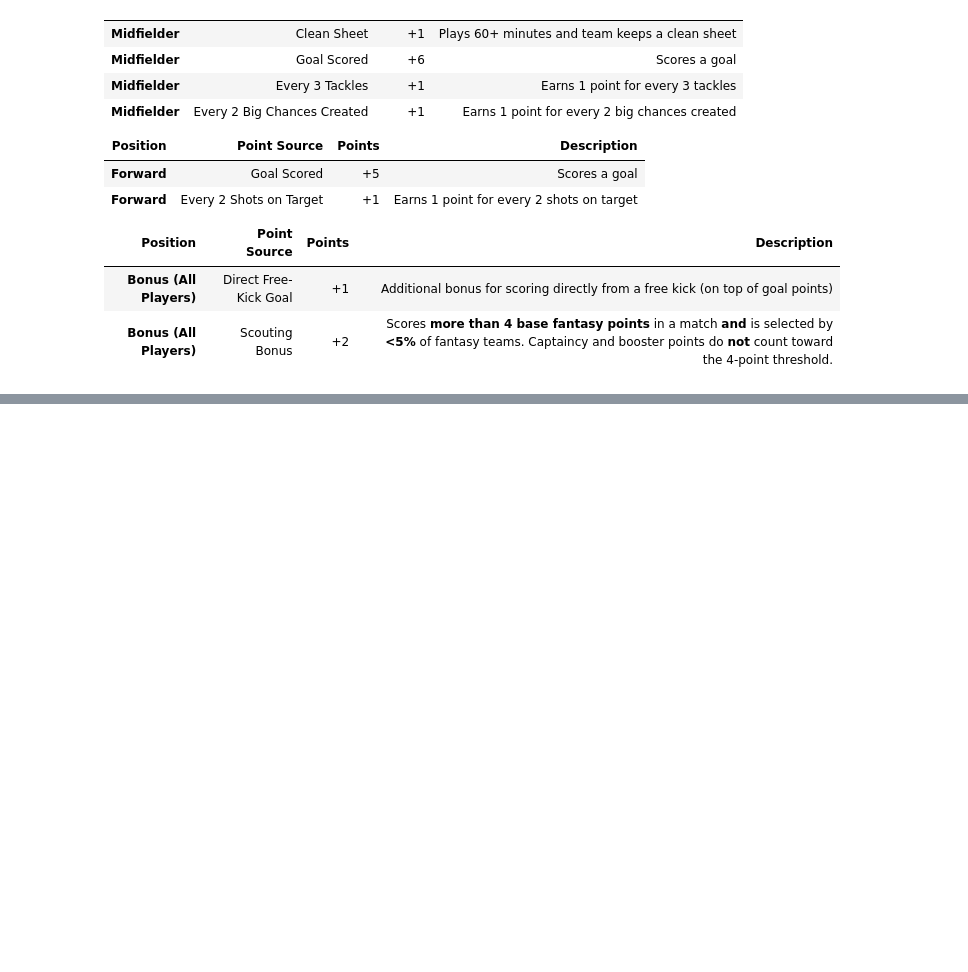
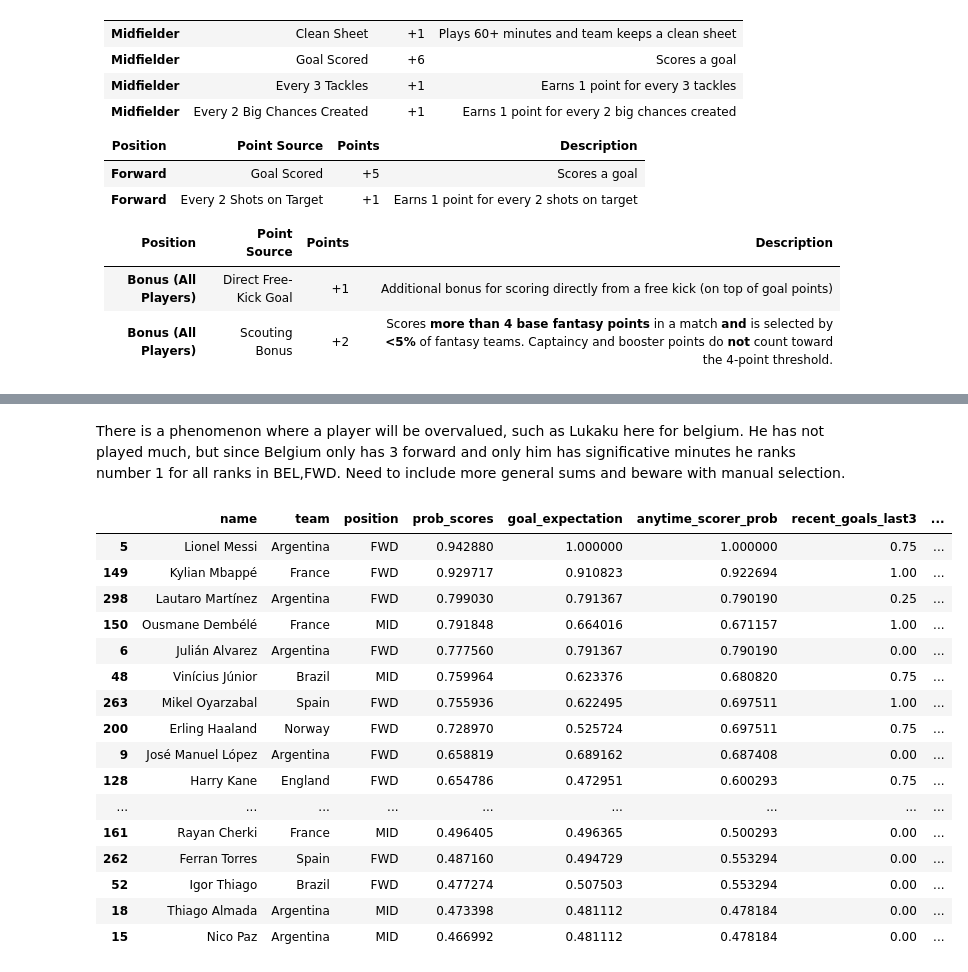
Before and after one commit to pedrosalgado22/Fantasy2026, a Jupyter notebook: algorithm.ipynb, the cells around one changed output, grey strips where cells are left out. Drawn from its saved outputs; the diff is of its cells as text; code cells hidden in the pictures; blank space fills up the shorter version.

```diff
--- a/algorithm.ipynb
+++ b/algorithm.ipynb
@@ -48,0 +387,52 @@ positive predictors for minutes played : if status == "playing" - price ( higher
+# %% [markdown]
+There is a phenomenon where a player will be overvalued, such as Lukaku here for belgium. He has not played much, but since Belgium only has 3 forward and only him has significative minutes he ranks number 1 for all ranks in BEL,FWD. Need to include more general sums and beware with manual selection.
+# %%
+# probability of scoring
+
+raw_goal = (
+    0.65 * df["anytime_scorer_prob"]
+  + 0.05 * df["recent_goals_last3"]   # Almost exclusively relying on Betano's model which will be 1 million times better than a manually selected regressor
+  + 0.15 * df["team_score_2_prob"]
+  + 0.02 * df["shots_on_target_per90"]
+  + 0.05 * df["stat_GS"]
+  + 0.03 * df["stat_ST"]
+  + 0.05 * df["price"]
+)
+
+df["prob_scores"] = sigmoid((raw_goal - 0.5) * 6)
+# %%
+cols = [
+    "name",
+    "team",
+    "position",
+    "prob_scores",
+    "goal_expectation",
+    "anytime_scorer_prob",
+    "recent_goals_last3",
+    "recent_sot_per90",
+    "goal_rate",
+    "shots_on_target_per90",
+    "stat_GS",
+    "stat_ST",
+    "price_rank_team_position",
+]
+
+df[cols].sort_values("prob_scores", ascending=False).head(30)
+# %% [output]
+|  | name | team | position | prob_scores | goal_expectation | anytime_scorer_prob | recent_goals_last3 | ... |
+| 5 | Lionel Messi | Argentina | FWD | 0.942880 | 1.000000 | 1.000000 | 0.75 | ... |
+| 149 | Kylian Mbappé | France | FWD | 0.929717 | 0.910823 | 0.922694 | 1.00 | ... |
+| 298 | Lautaro Martínez | Argentina | FWD | 0.799030 | 0.791367 | 0.790190 | 0.25 | ... |
+| 150 | Ousmane Dembélé | France | MID | 0.791848 | 0.664016 | 0.671157 | 1.00 | ... |
+| 6 | Julián Alvarez | Argentina | FWD | 0.777560 | 0.791367 | 0.790190 | 0.00 | ... |
+| 48 | Vinícius Júnior | Brazil | MID | 0.759964 | 0.623376 | 0.680820 | 0.75 | ... |
+| 263 | Mikel Oyarzabal | Spain | FWD | 0.755936 | 0.622495 | 0.697511 | 1.00 | ... |
+| 200 | Erling Haaland | Norway | FWD | 0.728970 | 0.525724 | 0.697511 | 0.75 | ... |
+| 9 | José Manuel López | Argentina | FWD | 0.658819 | 0.689162 | 0.687408 | 0.00 | ... |
+| 128 | Harry Kane | England | FWD | 0.654786 | 0.472951 | 0.600293 | 0.75 | ... |
+| ... | ... | ... | ... | ... | ... | ... | ... | ... |
+| 161 | Rayan Cherki | France | MID | 0.496405 | 0.496365 | 0.500293 | 0.00 | ... |
+| 262 | Ferran Torres | Spain | FWD | 0.487160 | 0.494729 | 0.553294 | 0.00 | ... |
+| 52 | Igor Thiago | Brazil | FWD | 0.477274 | 0.507503 | 0.553294 | 0.00 | ... |
+| 18 | Thiago Almada | Argentina | MID | 0.473398 | 0.481112 | 0.478184 | 0.00 | ... |
+| 15 | Nico Paz | Argentina | MID | 0.466992 | 0.481112 | 0.478184 | 0.00 | ... |
```
Also changed, not shown: parts of 12 cells of this notebook, 8 other files.
